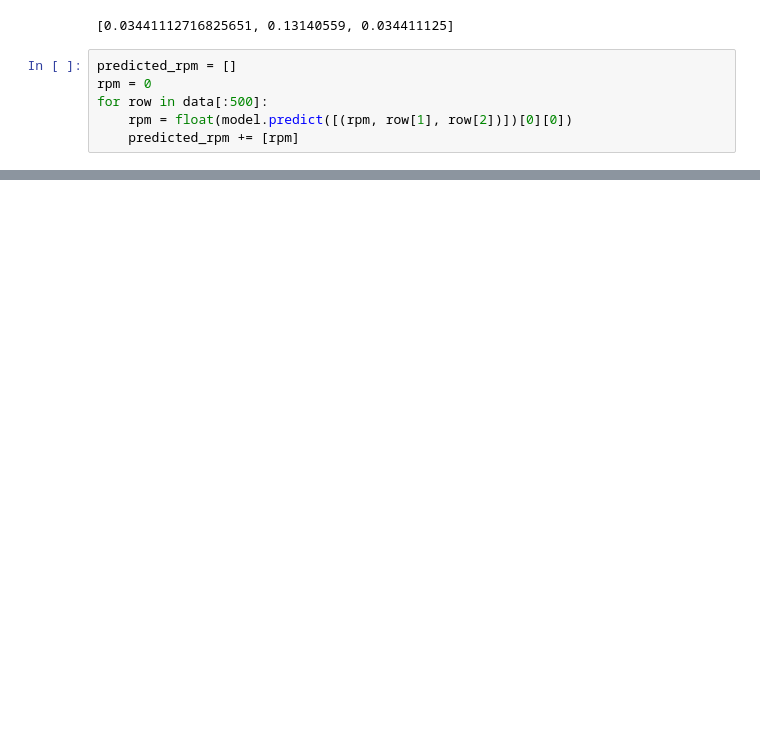
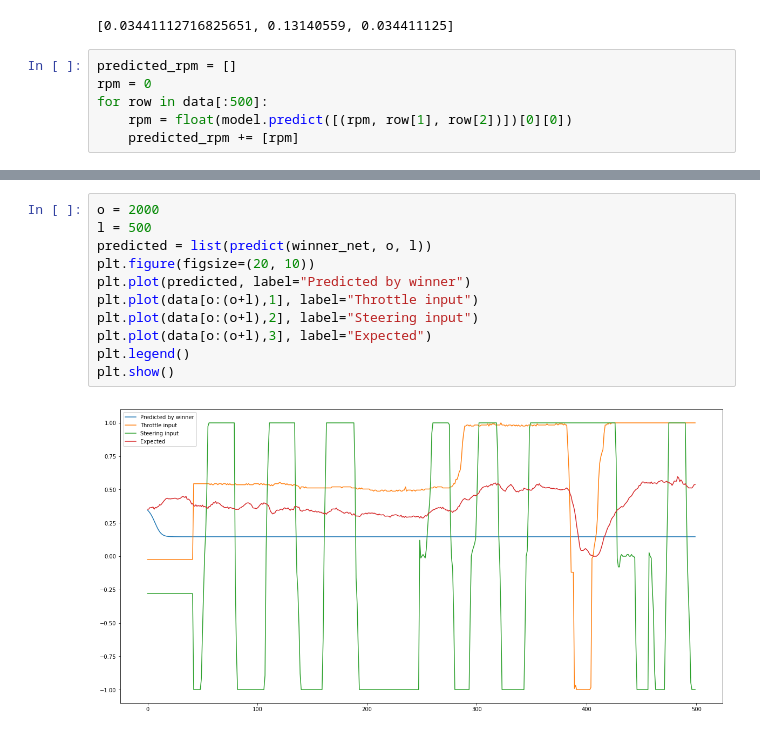
Before and after one commit to simonrozsival/racer, a Jupyter notebook: experiments/motor-rpm-experiment/rpm.ipynb, the cells around one changed output, grey strips where cells are left out. Saved outputs shown, nothing was run; the diff lists cells and outputs as text; blank space fills up the shorter version.

```diff
--- a/experiments/motor-rpm-experiment/rpm.ipynb
+++ b/experiments/motor-rpm-experiment/rpm.ipynb
@@ -129,0 +206,13 @@ def test(model):
+# %%
+o = 2000
+l = 500
+predicted = list(predict(winner_net, o, l))
+plt.figure(figsize=(20, 10))
+plt.plot(predicted, label="Predicted by winner")
+plt.plot(data[o:(o+l),1], label="Throttle input")
+plt.plot(data[o:(o+l),2], label="Steering input")
+plt.plot(data[o:(o+l),3], label="Expected")
+plt.legend()
+plt.show()
+# %% [output]
+[figure, added]
```
Also changed, not shown: parts of 8 cells of this notebook, 13 other files.
